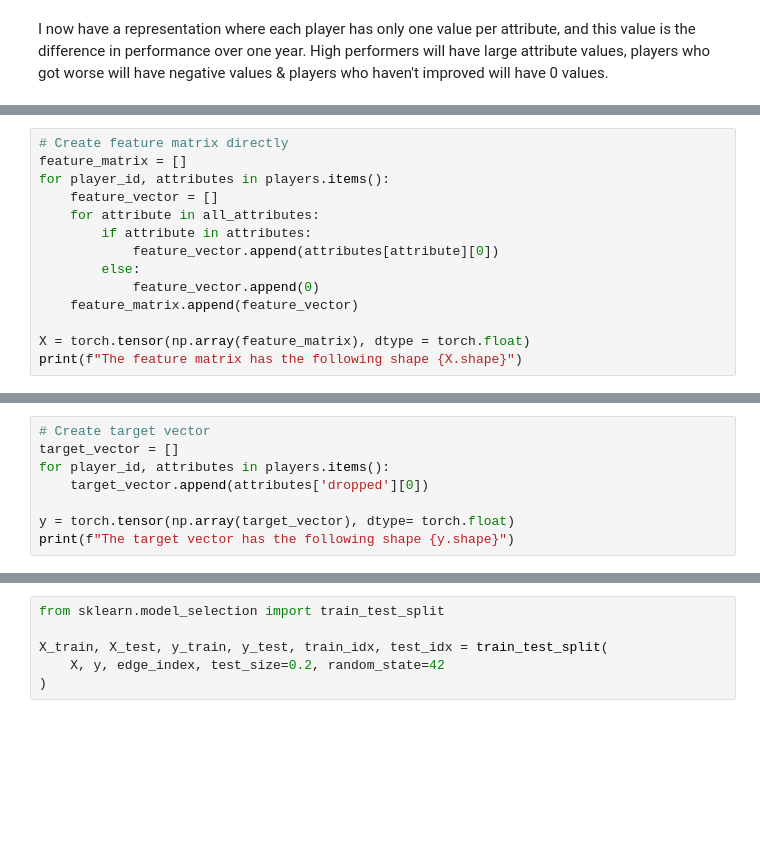
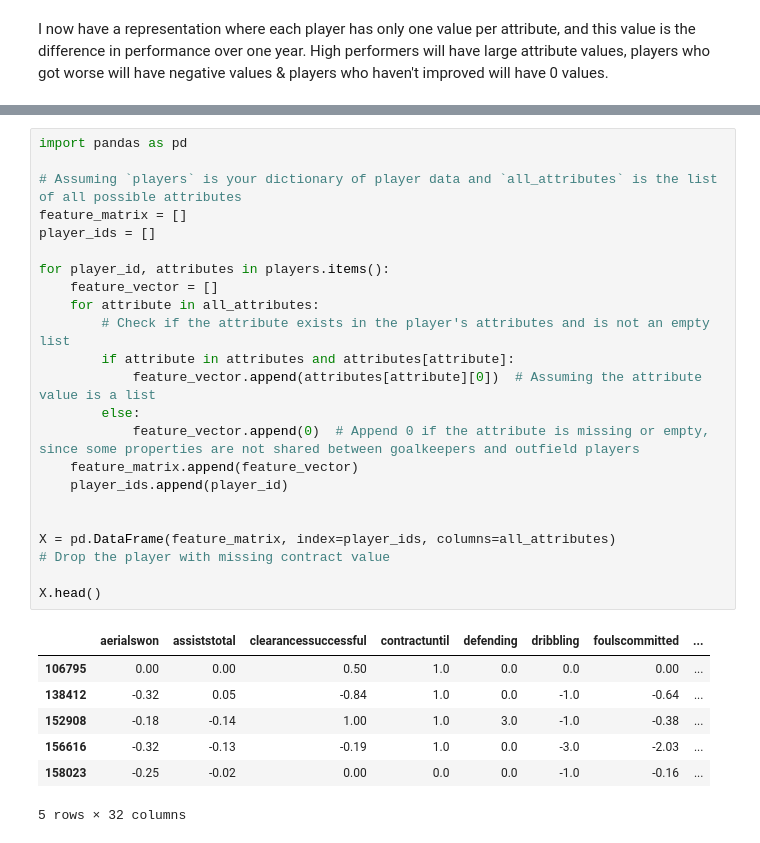
Before and after one commit to sri-ram-swaminathan/BMKG-Individual-Project, a Jupyter notebook: code/mine.ipynb, the cells around one changed output, grey strips where cells are left out. Saved outputs shown, nothing was run; the diff lists cells and outputs as text; blank space fills up the shorter version.

```diff
--- a/code/mine.ipynb
+++ b/code/mine.ipynb
@@ -287,17 +354,3 @@ all_attributes
  'starts',
  'touches',
  'value']
-# %%
-# Create feature matrix directly
-feature_matrix = []
-for player_id, attributes in players.items():
-    feature_vector = []
-    for attribute in all_attributes:
-        if attribute in attributes:
-            feature_vector.append(attributes[attribute][0])
-        else:
-            feature_vector.append(0)
-    feature_matrix.append(feature_vector)
-
-X = torch.tensor(np.array(feature_matrix), dtype = torch.float)
-print(f"The feature matrix has the following shape {X.shape}")
@@ -306,8 +356,0 @@ The feature matrix has the following shape torch.Size([1144, 30])
-# %%
-# Create target vector
-target_vector = []
-for player_id, attributes in players.items():
-    target_vector.append(attributes['dropped'][0])
-
-y = torch.tensor(np.array(target_vector), dtype= torch.float)
-print(f"The target vector has the following shape {y.shape}")
@@ -343,6 +357,31 @@ The edge index has the following shape :[[509  26]
-# %%
-from sklearn.model_selection import train_test_split
-
-X_train, X_test, y_train, y_test, train_idx, test_idx = train_test_split(
-    X, y, edge_index, test_size=0.2, random_state=42
-)
+# %%
+import pandas as pd
+
+# Assuming `players` is your dictionary of player data and `all_attributes` is the list of all possible attributes
+feature_matrix = []
+player_ids = []
+
+for player_id, attributes in players.items():
+    feature_vector = []
+    for attribute in all_attributes:
+        # Check if the attribute exists in the player's attributes and is not an empty list
+        if attribute in attributes and attributes[attribute]:
+            feature_vector.append(attributes[attribute][0])  # Assuming the attribute value is a list
+        else:
+            feature_vector.append(0)  # Append 0 if the attribute is missing or empty, since some properties are not shared between goalkeepers and outfield players
+    feature_matrix.append(feature_vector)
+    player_ids.append(player_id)
+
+
+X = pd.DataFrame(feature_matrix, index=player_ids, columns=all_attributes)
+# Drop the player with missing contract value
+
+X.head()
+# %% [output]
+|  | aerialswon | assiststotal | clearancessuccessful | contractuntil | defending | dribbling | foulscommitted | ... |
+| 106795 | 0.00 | 0.00 | 0.50 | 1.0 | 0.0 | 0.0 | 0.00 | ... |
+| 138412 | -0.32 | 0.05 | -0.84 | 1.0 | 0.0 | -1.0 | -0.64 | ... |
+| 152908 | -0.18 | -0.14 | 1.00 | 1.0 | 3.0 | -1.0 | -0.38 | ... |
+| 156616 | -0.32 | -0.13 | -0.19 | 1.0 | 0.0 | -3.0 | -2.03 | ... |
+| 158023 | -0.25 | -0.02 | 0.00 | 0.0 | 0.0 | -1.0 | -0.16 | ... |
+5 rows × 32 columns
```
Also changed, not shown: parts of 35 cells of this notebook, 3 other files.
